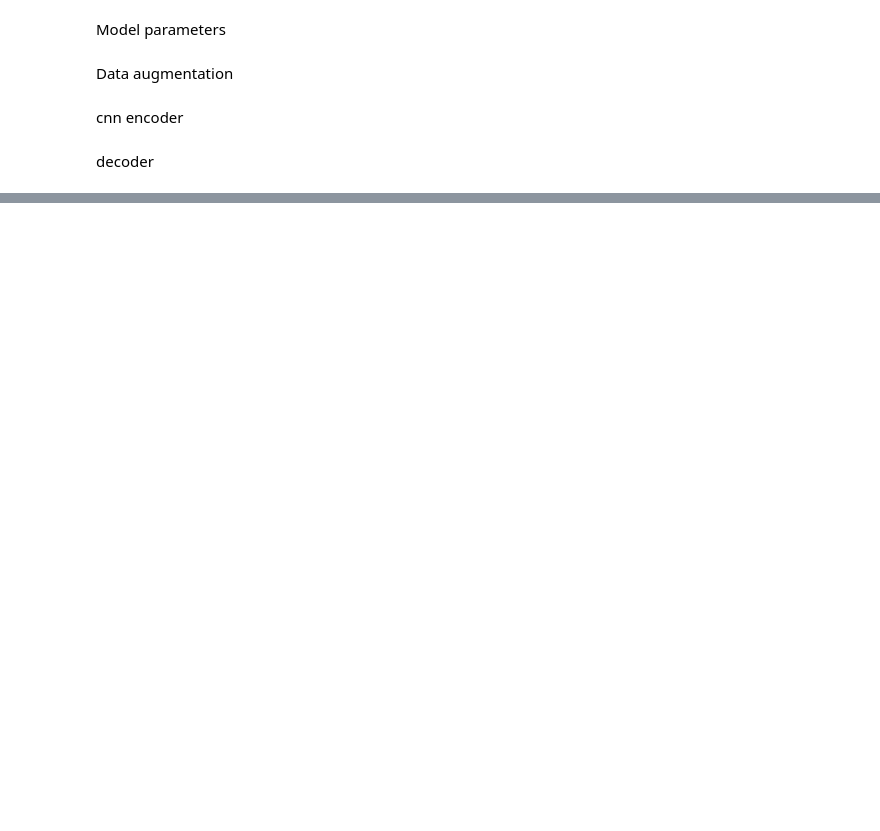
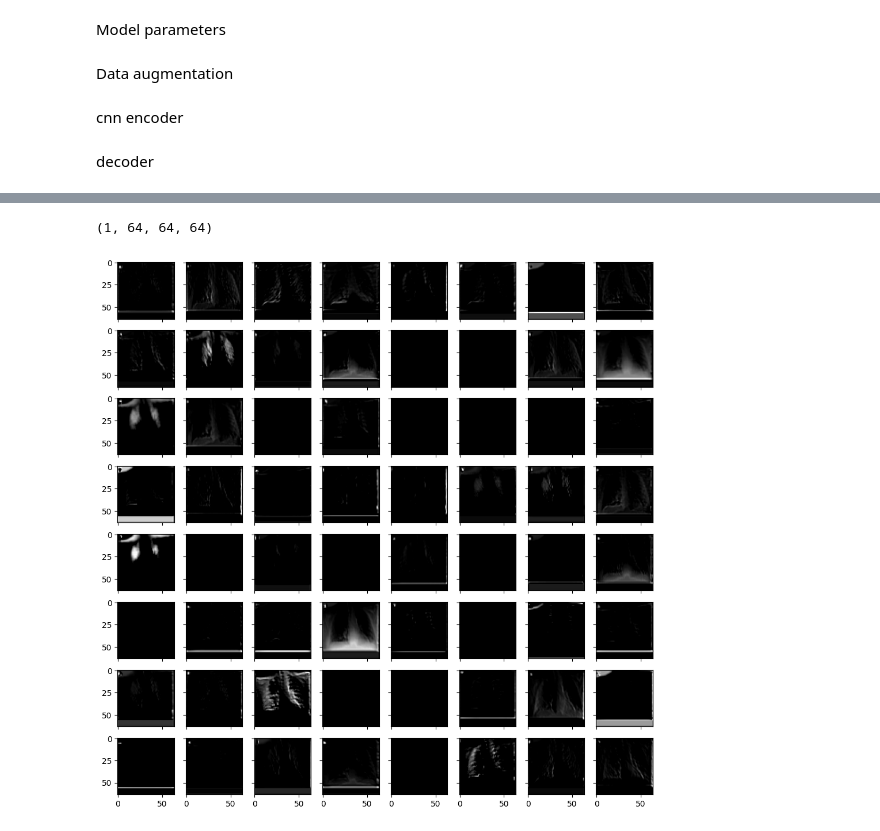
Before and after one commit to luc-perso/covid-19-xRay, a Jupyter notebook: jupyter/cnn.ipynb, the cells around one changed output, grey strips where cells are left out. Saved outputs shown, nothing was run; the diff lists cells and outputs as text; code cells hidden in the pictures; blank space fills up the shorter version.

```diff
--- a/jupyter/cnn.ipynb
+++ b/jupyter/cnn.ipynb
@@ -295,0 +666,3 @@ transformer_conf_mat
+# %%
+checkpoint_filename = os.path.join(ckpt_path, 'transformer_8_8_fine_tuning_weights.hdf5')
+model_transformer.load_weights(checkpoint_filename)
@@ -295,0 +726,3 @@ transformer_conf_mat
+# %%
+image_file_name = list_file_name[100]
+image_file_name
@@ -295,0 +731,20 @@ transformer_conf_mat
+# %%
+model_shared_encoder_4 = extract_conv_model(model_study, 4, encoder_name=encoder_name)
+# %%
+
+# Load image
+img = keras.preprocessing.image.load_img(
+    image_file_name,
+    target_size=(image_size, image_size),
+    grayscale=True)
+img = keras.preprocessing.image.img_to_array(img)
+
+# Get the outputs of layers we want to inspect
+outputs = [model_shared_encoder_4.output]
+
+# Create a connection between the input and those target outputs
+activations_model = keras.Model(model_transformer.input, outputs=outputs)
+activations_model.compile(optimizer='adam', loss='categorical_crossentropy')
+
+# Get their outputs
+activations = activations_model.predict(np.array([img]))
@@ -295,0 +756,17 @@ transformer_conf_mat
+# %%
+activations.shape
+# %% [output]
+(1, 64, 64, 64)
+# %%
+nrows = 8
+ncols = 8
+fig, ax = plt.subplots(nrows=nrows, ncols=ncols, sharex=True, sharey=True, figsize=(12, 12))
+num_filer = min(nrows*ncols, activations.shape[-1])
+for i in range(num_filer):
+    image = activations[0, :, :, i]
+    ax.flatten()[i].imshow(image, cmap='gray')
+
+plt.savefig(os.path.join(output_path, 'activation_conv_layer.png'), format='png')
+plt.show()
+# %% [output]
+[figure, added]
```
Also changed, not shown: parts of 63 cells of this notebook, 4 other files.
